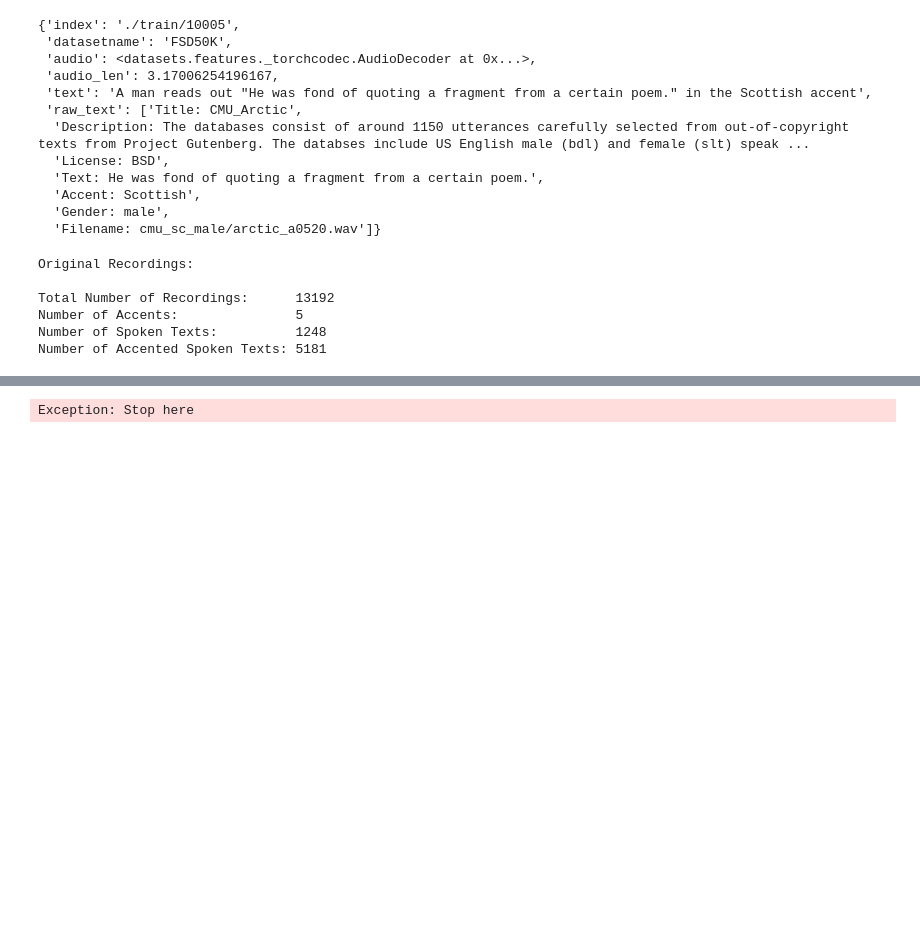
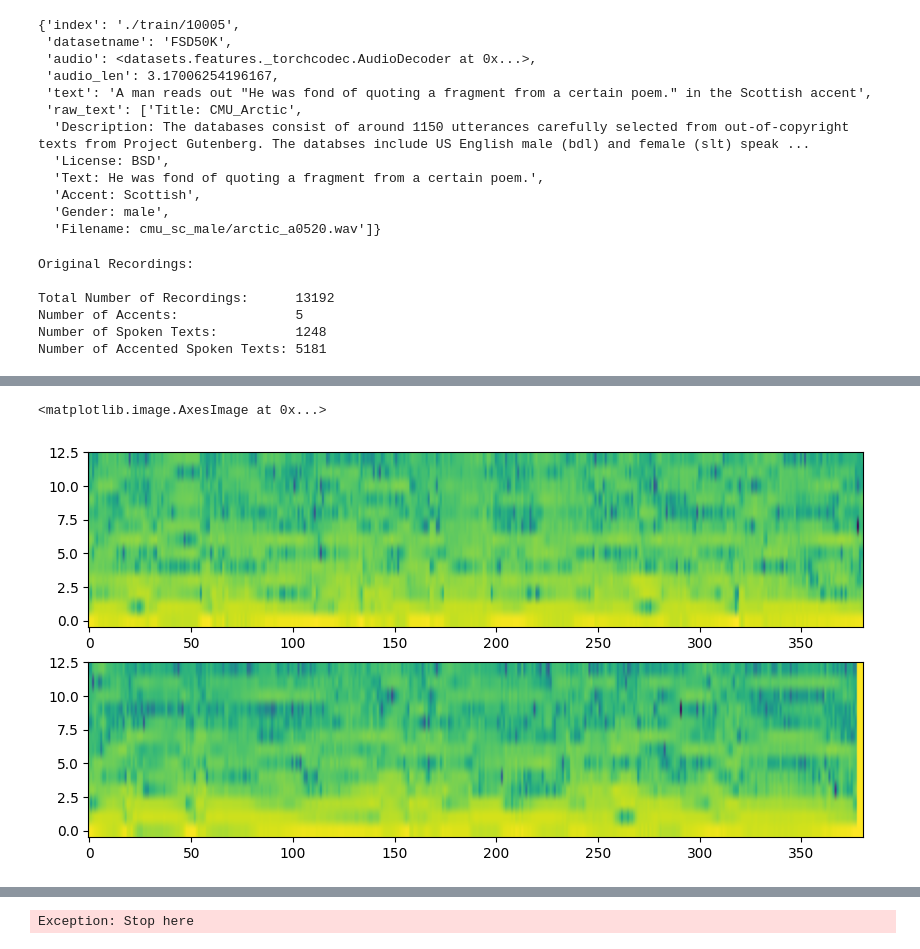
Before and after one commit to m-behery/disentanglement, a Jupyter notebook: notebook.ipynb, the cells around one changed output, grey strips where cells are left out. Saved outputs shown, nothing was run; the diff lists cells and outputs as text; code cells hidden in the pictures; blank space fills up the shorter version.

```diff
--- a/notebook.ipynb
+++ b/notebook.ipynb
@@ -181,0 +268,8 @@ i, j = display_random_pair()
+# %%
+images = torch.log10(torch.square(MFCC_bt)).detach().clone().numpy()
+_, axs = plt.subplots(2, 1, figsize=(10,5))
+axs[0].imshow(images[0], aspect='auto', origin='lower')
+axs[1].imshow(images[1], aspect='auto', origin='lower')
+# %% [output]
+<matplotlib.image.AxesImage at 0x...>
+[figure, added]
```
Also changed, not shown: parts of 9 cells of this notebook.
